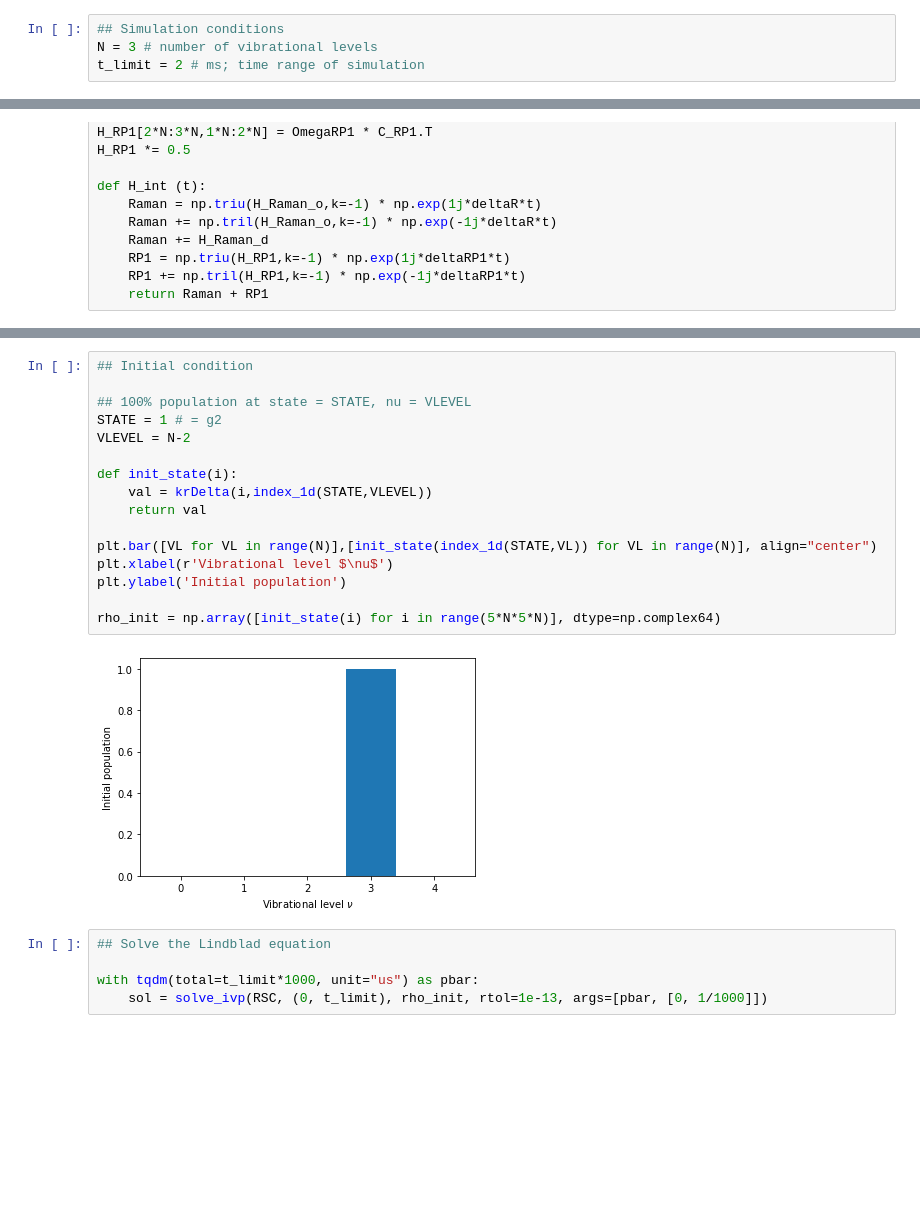
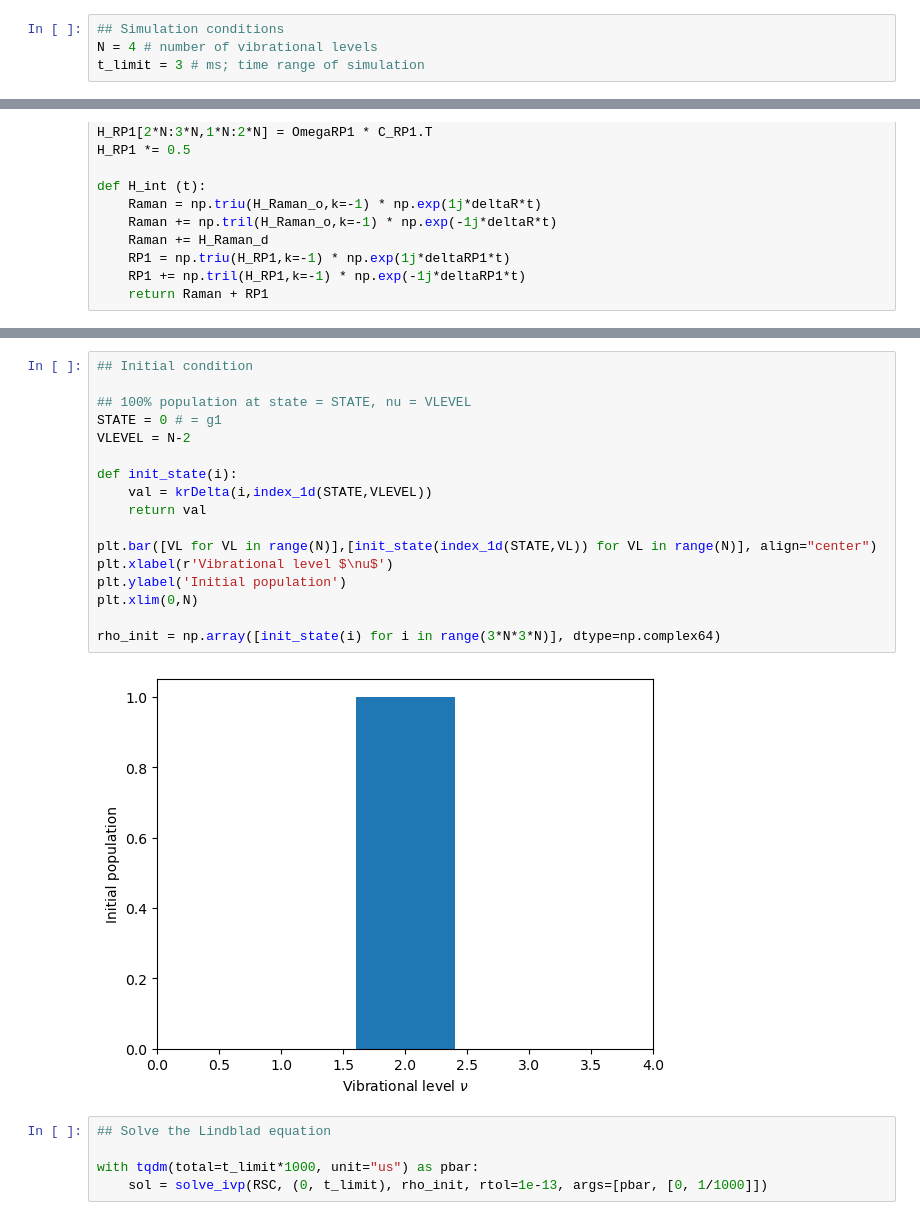
Before and after one commit to HidekiOzawa-NanoQT/Raman_sideband_cooling, a Jupyter notebook: Raman_Sideband_Cooling_rev1.ipynb, the cells around one changed output, grey strips where cells are left out. Drawn from its saved outputs; the diff is of its cells as text; blank space fills up the shorter version.

```diff
--- a/Raman_Sideband_Cooling_rev1.ipynb
+++ b/Raman_Sideband_Cooling_rev1.ipynb
@@ -198,8 +198,8 @@ from sympy.physics.wigner import wigner_6j
 from tqdm import tqdm
 # %%
 ## Simulation conditions
-N = 3 # number of vibrational levels
-t_limit = 2 # ms; time range of simulation
+N = 4 # number of vibrational levels
+t_limit = 3 # ms; time range of simulation
 # %%
 ## Simulation parameters
 etaR = 0.13
@@ -377,21 +377,22 @@ def RSC(t, y, pbar, state):
 # %%
 ## Initial condition
 
 ## 100% population at state = STATE, nu = VLEVEL
-STATE = 1 # = g2
+STATE = 0 # = g1
 VLEVEL = N-2
 
 def init_state(i):
     val = krDelta(i,index_1d(STATE,VLEVEL))
     return val
 
 plt.bar([VL for VL in range(N)],[init_state(index_1d(STATE,VL)) for VL in range(N)], align="center")
 plt.xlabel(r'Vibrational level $\nu$')
 plt.ylabel('Initial population')
+plt.xlim(0,N)
 
-rho_init = np.array([init_state(i) for i in range(5*N*5*N)], dtype=np.complex64)
+rho_init = np.array([init_state(i) for i in range(3*N*3*N)], dtype=np.complex64)
 # %% [output]
-[figure, old version]
+[figure, new version]
 # %%
 ## Solve the Lindblad equation
 
```
Also changed, not shown: parts of 12 cells of this notebook.
